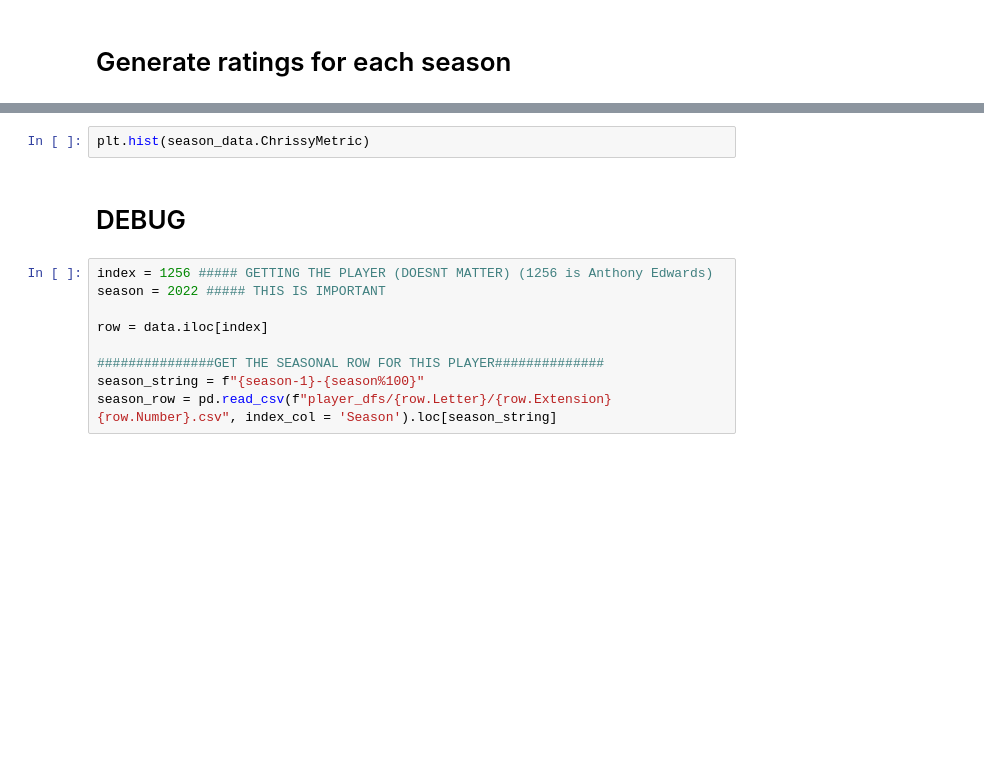
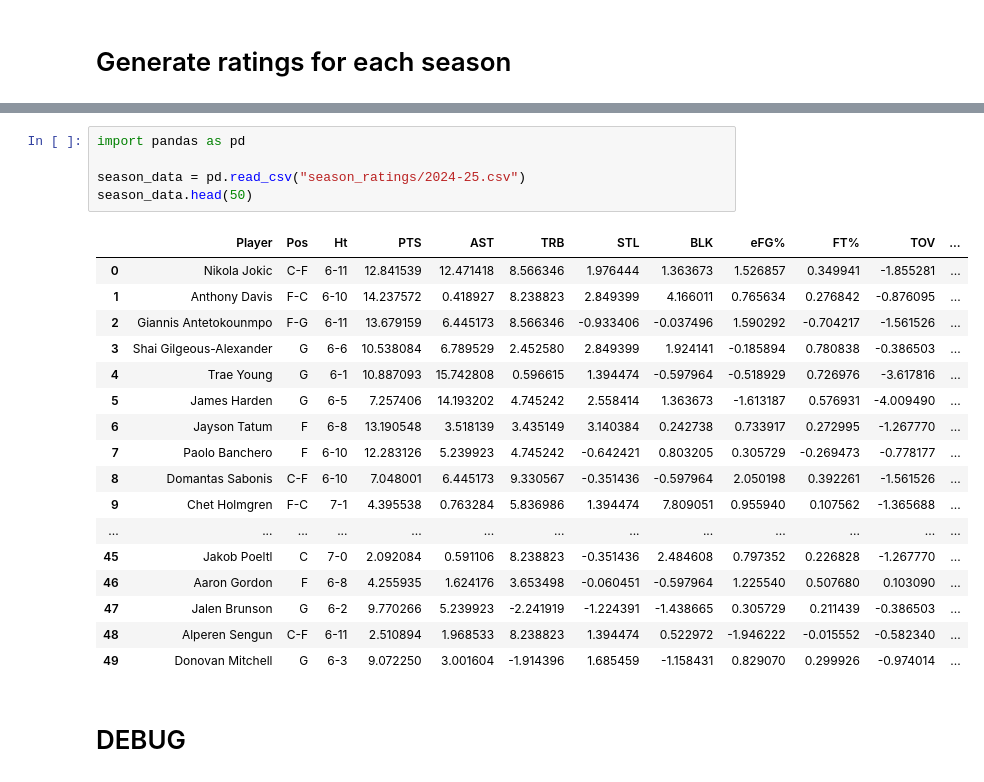
Before and after one commit to ChrisMuller1/MullerMetric, a Jupyter notebook: TestingNba.ipynb, the cells around one changed output, grey strips where cells are left out. Saved outputs shown, nothing was run; the diff lists cells and outputs as text; blank space fills up the shorter version.

Commit message:
Updating for new season

```diff
--- a/TestingNba.ipynb
+++ b/TestingNba.ipynb
@@ -338,16 +364,28 @@ for i in range (len(seasons)):
 
     path = f'{season_dir}{season_string}.csv'
     season_data.to_csv(path)
-# %%
-plt.hist(season_data.ChrissyMetric)
+# %%
+import pandas as pd
+
+season_data = pd.read_csv("season_ratings/2024-25.csv")
+season_data.head(50)
+# %% [output]
+|  | Player | Pos | Ht | PTS | AST | TRB | STL | BLK | eFG% | FT% | TOV | ... |
+| 0 | Nikola Jokic | C-F | 6-11 | 12.841539 | 12.471418 | 8.566346 | 1.976444 | 1.363673 | 1.526857 | 0.349941 | -1.855281 | ... |
+| 1 | Anthony Davis | F-C | 6-10 | 14.237572 | 0.418927 | 8.238823 | 2.849399 | 4.166011 | 0.765634 | 0.276842 | -0.876095 | ... |
+| 2 | Giannis Antetokounmpo | F-G | 6-11 | 13.679159 | 6.445173 | 8.566346 | -0.933406 | -0.037496 | 1.590292 | -0.704217 | -1.561526 | ... |
+| 3 | Shai Gilgeous-Alexander | G | 6-6 | 10.538084 | 6.789529 | 2.452580 | 2.849399 | 1.924141 | -0.185894 | 0.780838 | -0.386503 | ... |
+| 4 | Trae Young | G | 6-1 | 10.887093 | 15.742808 | 0.596615 | 1.394474 | -0.597964 | -0.518929 | 0.726976 | -3.617816 | ... |
+| 5 | James Harden | G | 6-5 | 7.257406 | 14.193202 | 4.745242 | 2.558414 | 1.363673 | -1.613187 | 0.576931 | -4.009490 | ... |
+| 6 | Jayson Tatum | F | 6-8 | 13.190548 | 3.518139 | 3.435149 | 3.140384 | 0.242738 | 0.733917 | 0.272995 | -1.267770 | ... |
+| 7 | Paolo Banchero | F | 6-10 | 12.283126 | 5.239923 | 4.745242 | -0.642421 | 0.803205 | 0.305729 | -0.269473 | -0.778177 | ... |
+| 8 | Domantas Sabonis | C-F | 6-10 | 7.048001 | 6.445173 | 9.330567 | -0.351436 | -0.597964 | 2.050198 | 0.392261 | -1.561526 | ... |
+| 9 | Chet Holmgren | F-C | 7-1 | 4.395538 | 0.763284 | 5.836986 | 1.394474 | 7.809051 | 0.955940 | 0.107562 | -1.365688 | ... |
+| ... | ... | ... | ... | ... | ... | ... | ... | ... | ... | ... | ... | ... |
+| 45 | Jakob Poeltl | C | 7-0 | 2.092084 | 0.591106 | 8.238823 | -0.351436 | 2.484608 | 0.797352 | 0.226828 | -1.267770 | ... |
+| 46 | Aaron Gordon | F | 6-8 | 4.255935 | 1.624176 | 3.653498 | -0.060451 | -0.597964 | 1.225540 | 0.507680 | 0.103090 | ... |
+| 47 | Jalen Brunson | G | 6-2 | 9.770266 | 5.239923 | -2.241919 | -1.224391 | -1.438665 | 0.305729 | 0.211439 | -0.386503 | ... |
+| 48 | Alperen Sengun | C-F | 6-11 | 2.510894 | 1.968533 | 8.238823 | 1.394474 | 0.522972 | -1.946222 | -0.015552 | -0.582340 | ... |
+| 49 | Donovan Mitchell | G | 6-3 | 9.072250 | 3.001604 | -1.914396 | 1.685459 | -1.158431 | 0.829070 | 0.299926 | -0.974014 | ... |
 # %% [markdown]
 # DEBUG
-# %%
-index = 1256 ##### GETTING THE PLAYER (DOESNT MATTER) (1256 is Anthony Edwards)
-season = 2022 ##### THIS IS IMPORTANT
-
-row = data.iloc[index]
-
-###############GET THE SEASONAL ROW FOR THIS PLAYER##############
-season_string = f"{season-1}-{season%100}"
-season_row = pd.read_csv(f"player_dfs/{row.Letter}/{row.Extension}{row.Number}.csv", index_col = 'Season').loc[season_string]
```
Also changed, not shown: parts of 9 cells of this notebook, 46 other files.
